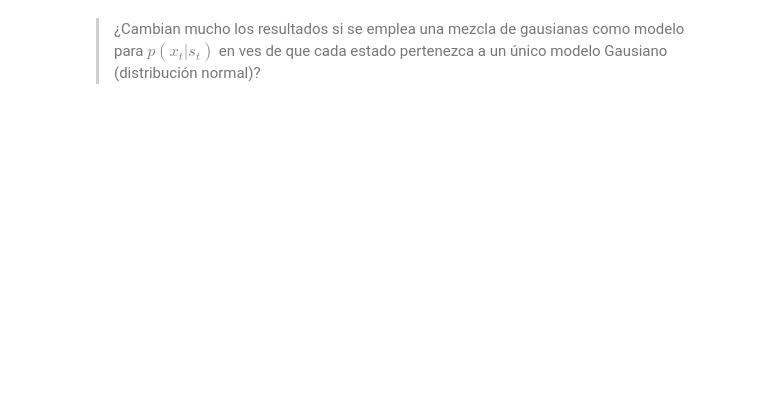
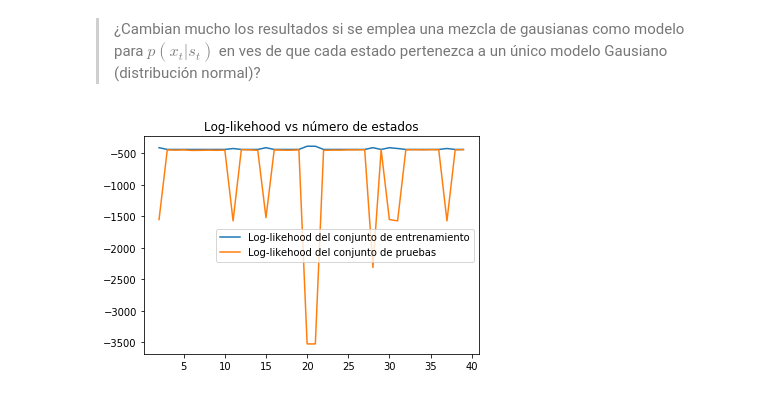
Before and after one commit to Hysteric-Larva/T3, a Jupyter notebook: T3_3.ipynb, the cells around one changed output. Cells and saved outputs as stored; diff of their text form; code cells hidden in the pictures; blank space fills up the shorter version.

```diff
--- a/T3_3.ipynb
+++ b/T3_3.ipynb
@@ -80,0 +124,7 @@ NameError: name 'markore' is not defined
+# %%
+n_state = 5
+markov_model = hmm.GaussianHMM(n_components=n_state, n_iter=500)
+markov_model.fit(X_train)
+
+print("Log-likehood con 5 estados del conjunto de entrenamiento",markov_model.score(X_train))
+print("Log-likehood con 5 estados del conjunto de pruebas",markov_model.score(X_test))
@@ -110,6 +168,2 @@ plt.xlim(10,20)
 # %% [markdown]
 > e) Dado que se ve que el problema no puede ser modelado de manera adecuada con 3 estados distintos (valores que puede tomar el estado oculto en cada instante de tiempo, $s_t$). Experimente con variar la cantidad de éstos  ¿Qué sucede si aumenta hasta tener la misma cantidad de estados que la cantidad de datos? Visualice lo que estime conveniente, además de medir el *log-likelihood* en cada conjunto.
-# %%
-n_states = np.arange(1,50)
-markov_model = hmm.GaussianHMM(n_components=n_state, n_iter=100)
-markov_model.fit(X_train)
@@ -122,6 +191,20 @@ print("Error Asociado = ",mse(X_test, X_output))
 # %% [markdown]
 > ¿Cambian mucho los resultados si se emplea una mezcla de gausianas como modelo para $p(x_t|s_t)$ en ves de que cada estado pertenezca a un único modelo Gausiano (distribución normal)?
-# %%
-markov_model = GMMHMM(n_components=n_state, n_mix=3, n_iter=100)
-markov_model.fit(X_train)
-print("Score :", markov_model.score(X_train))
+# %%
+x=[]
+y =[]
+y_test=[]
+for i in range(2,40,1):
+#n_state = 8
+    markov_model = GMMHMM(n_components=n_state, n_mix=5, n_iter=1000)
+    markov_model.fit(X_train)
+    x.append(i)
+    y.append(markov_model.score(X_train))
+    y_test.append(markov_model.score(X_test))
+plt.plot(x,y,label="Log-likehood del conjunto de entrenamiento")
+plt.plot(x,y_test,label="Log-likehood del conjunto de pruebas")
+plt.title("Log-likehood vs número de estados")
+plt.legend()
+plt.show()
+# %% [output]
+[figure, added]
```
Also changed, not shown: parts of 27 cells of this notebook.
